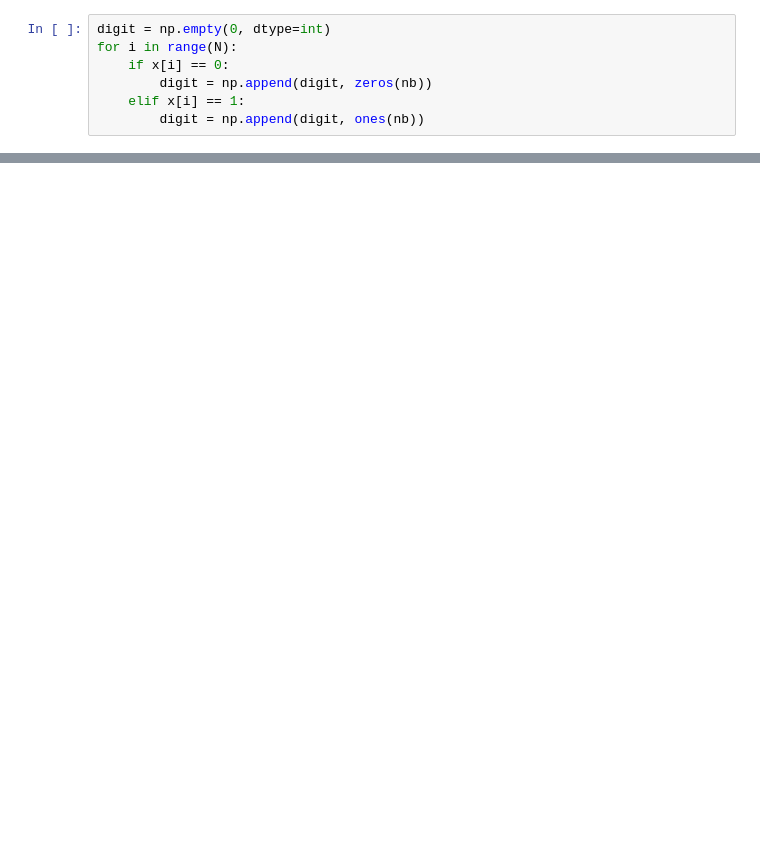
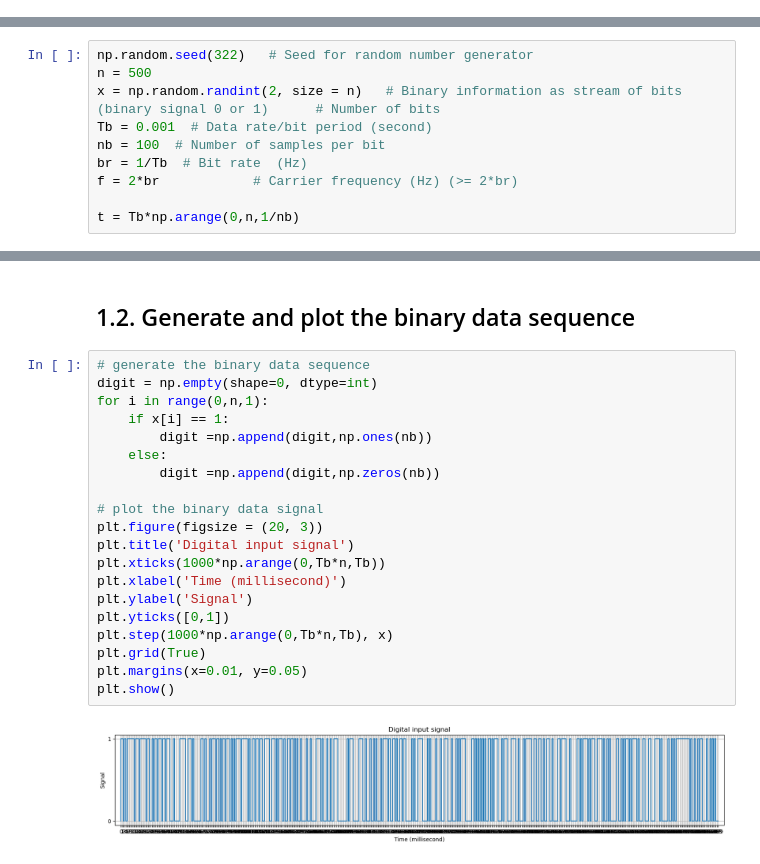
Before and after one commit to nguyen-tuan-hiep/Introduction-to-Communication-Engineering, a Jupyter notebook: ASK.ipynb, the cells around one changed output, grey strips where cells are left out. Saved outputs shown, nothing was run; the diff lists cells and outputs as text; blank space fills up the shorter version.

```diff
--- a/ASK.ipynb
+++ b/ASK.ipynb
@@ -23,7 +0,0 @@ def ones(nb):
-# %%
-digit = np.empty(0, dtype=int)
-for i in range(N):
-    if x[i] == 0:
-        digit = np.append(digit, zeros(nb))
-    elif x[i] == 1:
-        digit = np.append(digit, ones(nb))
@@ -230,0 +10,10 @@ Bit Error Probability: 4.0%
+# %%
+np.random.seed(322)   # Seed for random number generator
+n = 500
+x = np.random.randint(2, size = n)   # Binary information as stream of bits (binary signal 0 or 1)      # Number of bits
+Tb = 0.001  # Data rate/bit period (second)
+nb = 100  # Number of samples per bit
+br = 1/Tb  # Bit rate  (Hz)
+f = 2*br            # Carrier frequency (Hz) (>= 2*br)
+
+t = Tb*np.arange(0,n,1/nb)
@@ -230,0 +43,24 @@ Bit Error Probability: 4.0%
+# %% [markdown]
+## 1.2. Generate and plot the binary data sequence
+# %%
+# generate the binary data sequence
+digit = np.empty(shape=0, dtype=int)
+for i in range(0,n,1):
+    if x[i] == 1:
+        digit =np.append(digit,np.ones(nb))
+    else:
+        digit =np.append(digit,np.zeros(nb))
+
+# plot the binary data signal
+plt.figure(figsize = (20, 3))
+plt.title('Digital input signal')
+plt.xticks(1000*np.arange(0,Tb*n,Tb))
+plt.xlabel('Time (millisecond)')
+plt.ylabel('Signal')
+plt.yticks([0,1])
+plt.step(1000*np.arange(0,Tb*n,Tb), x)
+plt.grid(True)
+plt.margins(x=0.01, y=0.05)
+plt.show()
+# %% [output]
+[figure, added]
```
Also changed, not shown: parts of 49 cells of this notebook.
